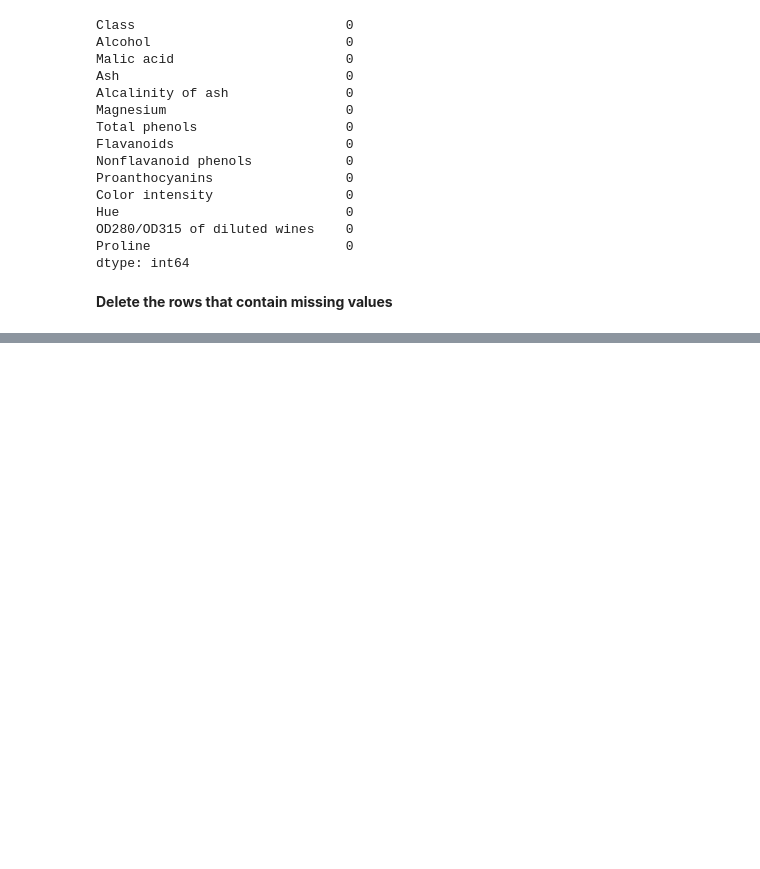
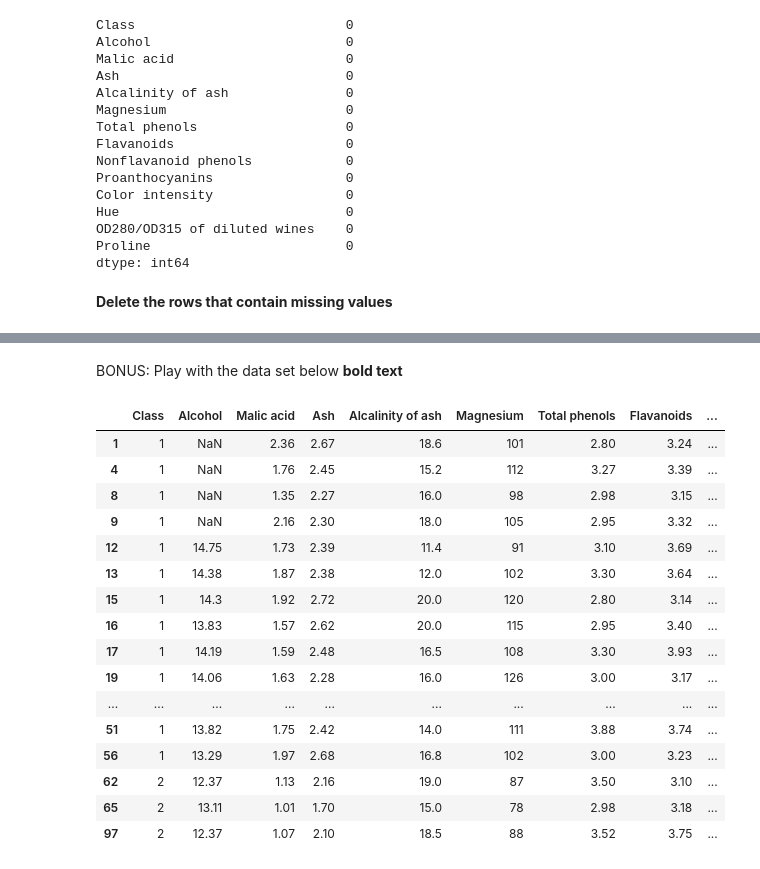
Before and after one commit to MLCCKolkata/Assignment-3, a Jupyter notebook: adrijaacharyya.ipynb, the cells around one changed output, grey strips where cells are left out. Drawn from its saved outputs; the diff is of its cells as text; code cells hidden in the pictures; blank space fills up the shorter version.

```diff
--- a/adrijaacharyya.ipynb
+++ b/adrijaacharyya.ipynb
@@ -159,3 +159,26 @@ wine_df.dropna()
 | 175 | 3 | 13.17 | 2.59 | 2.37 | 20.0 | 120 | 1.65 | 0.68 | ... |
 | 176 | 3 | 14.13 | 4.10 | 2.74 | 24.5 | 96 | 2.05 | 0.76 | ... |
 177 rows × 14 columns
+# %% [markdown]
+BONUS: Play with the data set below
+**bold text**
+# %%
+wine_df[(wine_df['Hue']>1.0) & (wine_df['Flavanoids']>3.0)]
+# %% [output]
+|  | Class | Alcohol | Malic acid | Ash | Alcalinity of ash | Magnesium | Total phenols | Flavanoids | ... |
+| 1 | 1 | NaN | 2.36 | 2.67 | 18.6 | 101 | 2.80 | 3.24 | ... |
+| 4 | 1 | NaN | 1.76 | 2.45 | 15.2 | 112 | 3.27 | 3.39 | ... |
+| 8 | 1 | NaN | 1.35 | 2.27 | 16.0 | 98 | 2.98 | 3.15 | ... |
+| 9 | 1 | NaN | 2.16 | 2.30 | 18.0 | 105 | 2.95 | 3.32 | ... |
+| 12 | 1 | 14.75 | 1.73 | 2.39 | 11.4 | 91 | 3.10 | 3.69 | ... |
+| 13 | 1 | 14.38 | 1.87 | 2.38 | 12.0 | 102 | 3.30 | 3.64 | ... |
+| 15 | 1 | 14.3 | 1.92 | 2.72 | 20.0 | 120 | 2.80 | 3.14 | ... |
+| 16 | 1 | 13.83 | 1.57 | 2.62 | 20.0 | 115 | 2.95 | 3.40 | ... |
+| 17 | 1 | 14.19 | 1.59 | 2.48 | 16.5 | 108 | 3.30 | 3.93 | ... |
+| 19 | 1 | 14.06 | 1.63 | 2.28 | 16.0 | 126 | 3.00 | 3.17 | ... |
+| ... | ... | ... | ... | ... | ... | ... | ... | ... | ... |
+| 51 | 1 | 13.82 | 1.75 | 2.42 | 14.0 | 111 | 3.88 | 3.74 | ... |
+| 56 | 1 | 13.29 | 1.97 | 2.68 | 16.8 | 102 | 3.00 | 3.23 | ... |
+| 62 | 2 | 12.37 | 1.13 | 2.16 | 19.0 | 87 | 3.50 | 3.10 | ... |
+| 65 | 2 | 13.11 | 1.01 | 1.70 | 15.0 | 78 | 2.98 | 3.18 | ... |
+| 97 | 2 | 12.37 | 1.07 | 2.10 | 18.5 | 88 | 3.52 | 3.75 | ... |
```
Also changed, not shown: parts of 8 cells of this notebook.
